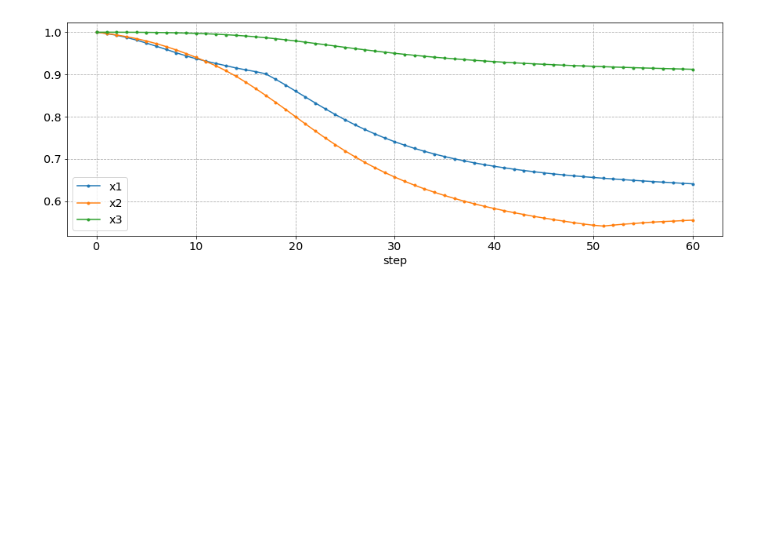
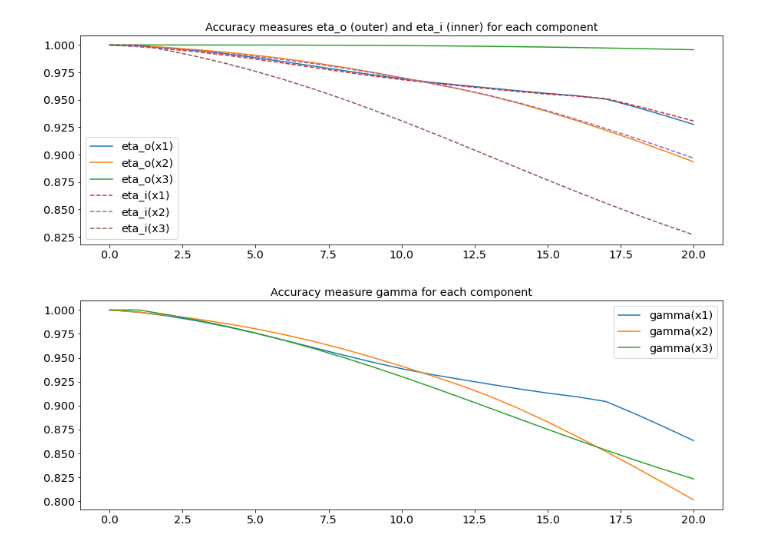
Before and after one commit to sputot/RINO, a Jupyter notebook: GUI/Visu_discrete.ipynb, the cells around one changed output. Cells and saved outputs as stored; diff of their text form; code cells hidden in the pictures; blank space fills up the shorter version.

```diff
--- a/GUI/Visu_discrete.ipynb
+++ b/GUI/Visu_discrete.ipynb
@@ -498,30 +630,25 @@ my_function(print_robust,print_minimal,only_one_graph,subplots,print_interactive
-# %%
-# plotting the width ratio: min over xi of the ratios ? A verifie
-fig = plt.figure()
-
-for f_outer,f_inner in zip(filenames_outer, filenames_inner):
-    variable = f_outer.rsplit( "outer", 1 )[ 0 ]  # get variable name out of file names
-    variable_nb = '-' + variable.split( "x", 1 )[1] + '-'
-    with open(f_outer, 'r') as x_outer, open(f_inner, 'r') as x_inner:
-        lines_outer = x_outer.readlines()
-        t_outer = [float(line.split()[0]) for line in lines_outer]
-        xmin_outer = [float(line.split()[1]) for line in lines_outer]
-        xmax_outer = [float(line.split()[2]) for line in lines_outer]
-        lines_inner = x_inner.readlines()
-        t_inner = [float(line.split()[0]) for line in lines_inner]
-        xmin_inner = [float(line.split()[1]) for line in lines_inner]
-        xmax_inner = [float(line.split()[2]) for line in lines_inner]
-        error = [(x2i-x1i)/(x2o-x1o) for x1i,x2i,x1o,x2o in zip(xmin_inner,xmax_inner,xmin_outer,xmax_outer)]
-        plt.grid(True,which="both", linestyle='--')
-        if len(t_inner) > 61:
-            plt.plot(t_outer , error, label=variable)
-        else:
-            plt.plot(t_outer , error, '.-', label=variable)
-        plt.xlabel('step',fontsize="x-large")
-        plt.legend()
-
-plt.savefig('width_ratio.png')
-plt.show()
-plt.close()
-# %% [output]
-[figure, removed]
+# %%
+fig = plt.figure()
+for k in range(sysdim):
+    plt.plot(approx_tn , etaouter[k], label='eta_o(x'+str(k+1)+')')
+for k in range(sysdim):
+    plt.plot(approx_tn , etainner[k], label='eta_i(x'+str(k+1)+')', linestyle='dashed')
+plt.legend() # add the legend specified by the above labels
+plt.title("Accuracy measures eta_o (outer) and eta_i (inner) for each component")
+plt.savefig("eta.png") # save to file
+if (print_interactive):
+    plt.show() # print
+plt.close()
+
+fig = plt.figure()
+for k in range(sysdim):
+    plt.plot(approx_tn , gamma[k], label='gamma(x'+str(k+1)+')')
+plt.legend() # add the legend specified by the above labels
+plt.title("Accuracy measure gamma for each component")
+plt.savefig("gamma.png") # save to file
+if (print_interactive):
+    plt.show() # print
+plt.close()
+# %% [output]
+[figure, added]
+[figure, added]
```
Also changed, not shown: parts of 9 cells of this notebook, 3 other files.
